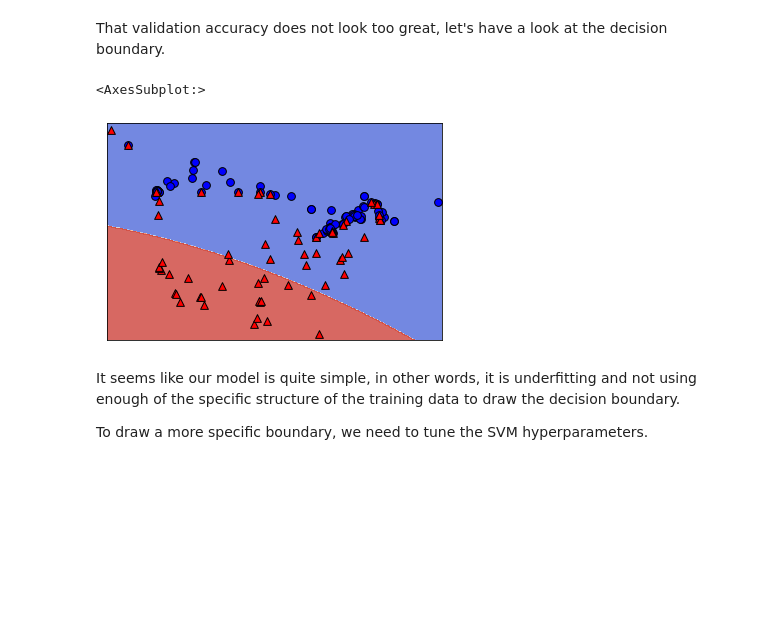
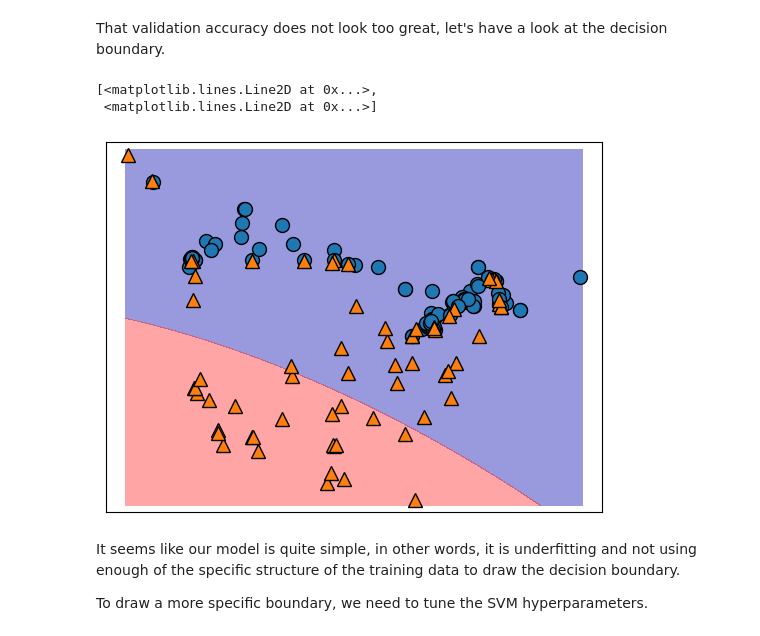
Before and after one commit to bait509-ubc/BAIT509, a Jupyter notebook: _sources/lectures/lecture4.ipynb, the cells around one changed output. Cells and saved outputs as stored; diff of their text form; code cells hidden in the pictures; blank space fills up the shorter version.

```diff
--- a/_sources/lectures/lecture4.ipynb
+++ b/_sources/lectures/lecture4.ipynb
@@ -338,13 +345,16 @@ dtype: float64
 # %% [markdown]
 That validation accuracy does not look too great,
 let's have a look at the decision boundary.
-# %%
-svm.fit(cities_X_train, cities_y_train)
-
-plot_classifier(cities_X_train, cities_y_train, svm, ax=plt.gca())
-# %% [output]
-<AxesSubplot:>
-[figure, removed]
+# %%
+svm.fit(cities_X_train, cities_y_train)
+
+mglearn.plots.plot_2d_separator(
+        svm, cities_X_train.to_numpy(), fill=True, eps=0.5,alpha=0.4 )
+mglearn.discrete_scatter(cities_X_train.iloc[:, 0], cities_X_train.iloc[:, 1], cities_y_train)
+# %% [output]
+[<matplotlib.lines.Line2D at 0x...>,
+ <matplotlib.lines.Line2D at 0x...>]
+[figure, added]
 # %% [markdown]
 It seems like our model is quite simple,
 in other words,
```
Also changed, not shown: parts of 19 cells of this notebook, 8 other files.
